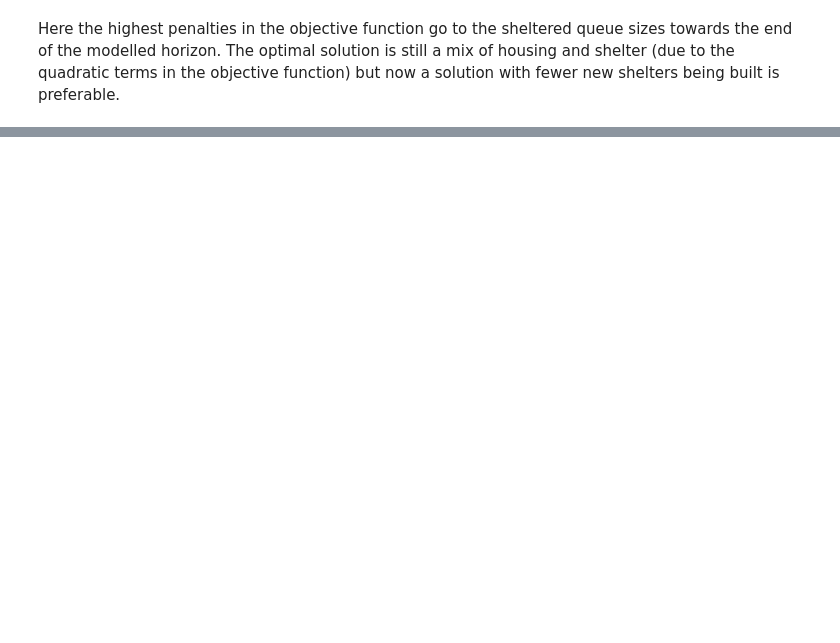
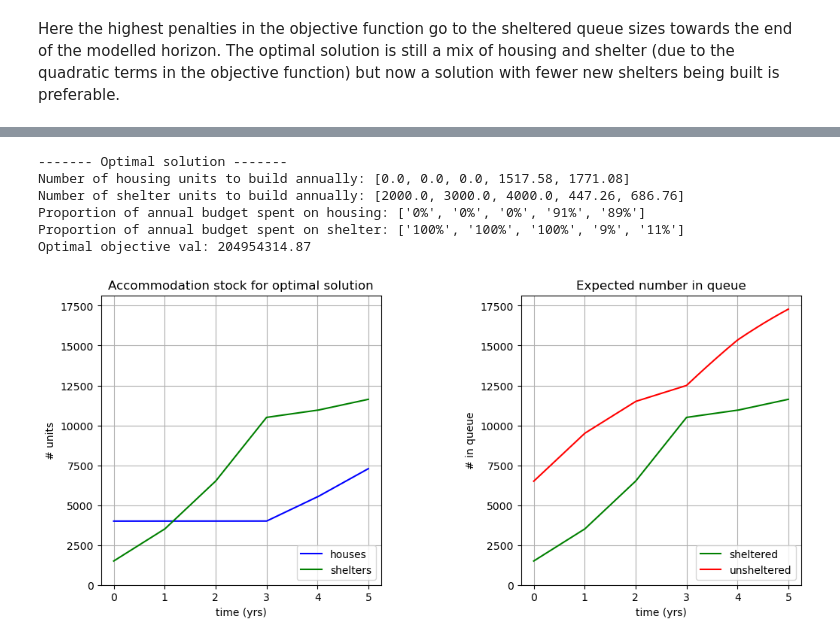
Before and after one commit to grahamburgess3/homeless_services, a Jupyter notebook: 09_Deterministic_Optimisation.ipynb, the cells around one changed output, grey strips where cells are left out. Saved outputs shown, nothing was run; the diff lists cells and outputs as text; code cells hidden in the pictures; blank space fills up the shorter version.

```diff
--- a/09_Deterministic_Optimisation.ipynb
+++ b/09_Deterministic_Optimisation.ipynb
@@ -166,0 +183,15 @@ Here the highest penalties in the objective function go to the sheltered queue s
+# %%
+# Set up problem and solve
+problem = do.Phi(data, modeling_options, 'phi4', c=weights)
+problem.add_annual_budget_constraint([0.1, 0.15, 0.2, 0.25, 0.3]) # proportions must add to 1.
+problem.solve('ipopt')
+problem.print_results_phi5()
+problem.plot_opt()
+# %% [output]
+------- Optimal solution -------
+Number of housing units to build annually: [0.0, 0.0, 0.0, 1517.58, 1771.08]
+Number of shelter units to build annually: [2000.0, 3000.0, 4000.0, 447.26, 686.76]
+Proportion of annual budget spent on housing: ['0%', '0%', '0%', '91%', '89%']
+Proportion of annual budget spent on shelter: ['100%', '100%', '100%', '9%', '11%']
+Optimal objective val: 204954314.87
+[figure, added]
```
Also changed, not shown: parts of 9 cells of this notebook, 2 other files.
